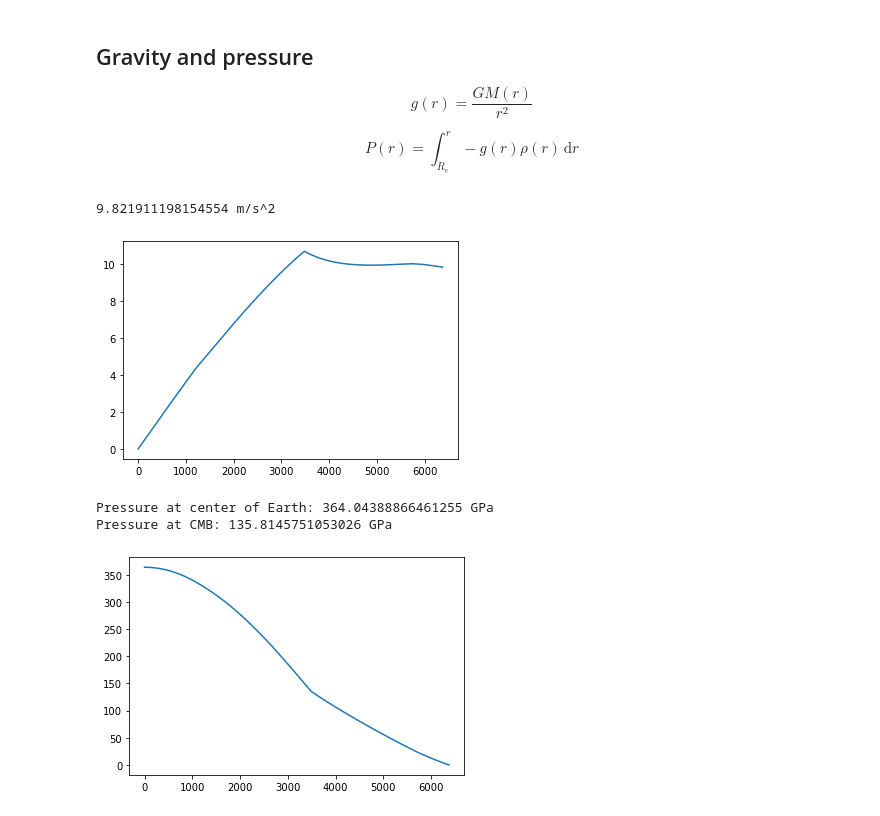
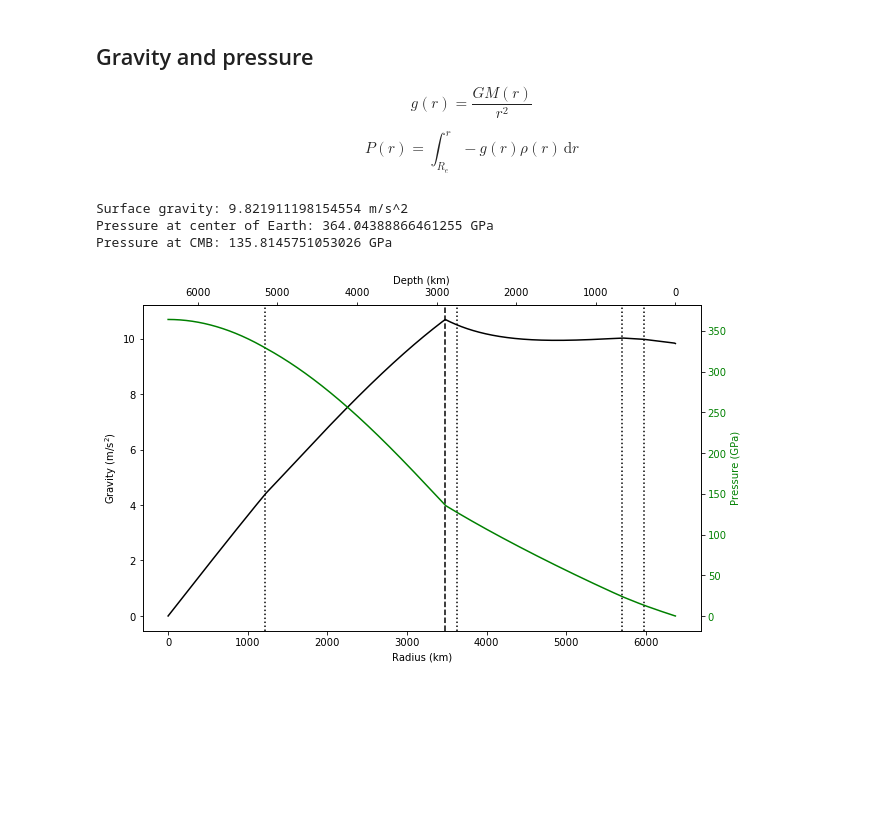
Before and after one commit to andreww/prem4derg, a Jupyter notebook: PREM_density_example.ipynb, the cells around one changed output. Saved outputs shown, nothing was run; the diff lists cells and outputs as text; code cells hidden in the pictures; blank space fills up the shorter version.

```diff
--- a/PREM_density_example.ipynb
+++ b/PREM_density_example.ipynb
@@ -94,26 +124,38 @@ I/MR**2: 0.3307995553696299
 $$g(r) = \frac{G M(r)}{r^2} $$
 
 $$P(r) = \int_{R_e}^r -g(r) \rho(r) \,\mathrm{d}r $$
-# %%
-print(prem.gravity(6371), "m/s^2")
-fig, ax = plt.subplots()
-
-ax.plot(rs, prem.gravity(rs))
-
-plt.show()
-
-print("Pressure at center of Earth:", prem.pressure(0.0), "GPa")
-print("Pressure at CMB:", prem.pressure(3480.0), "GPa")
-
-fig, ax = plt.subplots()
-
-ps = prem.pressure(rs)
-ax.plot(rs, ps)
-
-plt.show()
-# %% [output]
-9.821911198154554 m/s^2
-[figure, removed]
-Pressure at center of Earth: 364.04388866461255 GPa
-Pressure at CMB: 135.8145751053026 GPa
-[figure, removed]
+# %%
+print("Surface gravity:", prem.gravity(6371), "m/s^2")
+print("Pressure at center of Earth:", prem.pressure(0.0), "GPa")
+print("Pressure at CMB:", prem.pressure(3480.0), "GPa")
+
+# What does it look like?
+fig, ax = plt.subplots(figsize=(10,6))
+
+rs = np.arange(0, 6371, 0.5)
+ax.plot(rs, prem.gravity(rs), 'k')
+
+ax.set_xlabel('Radius (km)')
+ax.set_ylabel('Gravity (m/s$^2$)')
+
+ax2 = ax.twinx()
+ax2.plot(rs, prem.pressure(rs), 'g')
+ax2.set_ylabel('Pressure (GPa)', color='g')
+ax2.tick_params(axis='y', labelcolor='g')
+
+
+ax.axvline(1221.5, ls=':', c='k')
+ax.axvline(3480, ls='--', c='k')
+ax.axvline(3630, ls=':', c='k')
+ax.axvline(5701, ls=':', c='k')
+ax.axvline(5971, ls=':', c='k')
+
+secax = ax.secondary_xaxis('top', functions=(lambda x: 6371 - x, lambda x: 6371 - x))
+secax.set_xlabel('Depth (km)')
+
+plt.show()
+# %% [output]
+Surface gravity: 9.821911198154554 m/s^2
+Pressure at center of Earth: 364.04388866461255 GPa
+Pressure at CMB: 135.8145751053026 GPa
+[figure, added]
```
Also changed, not shown: parts of 4 cells of this notebook, 1 other file.
